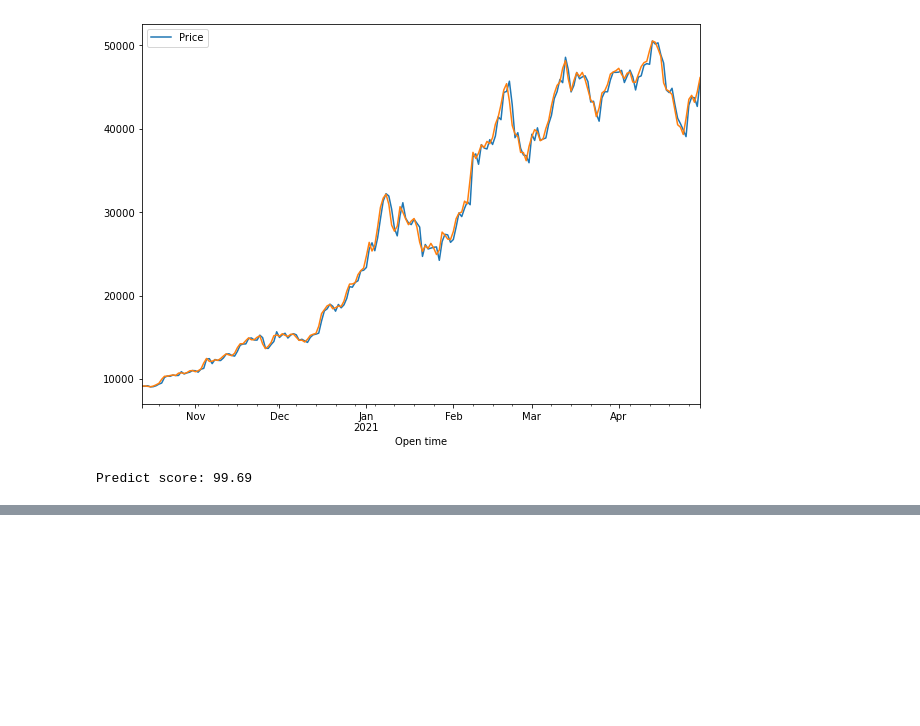
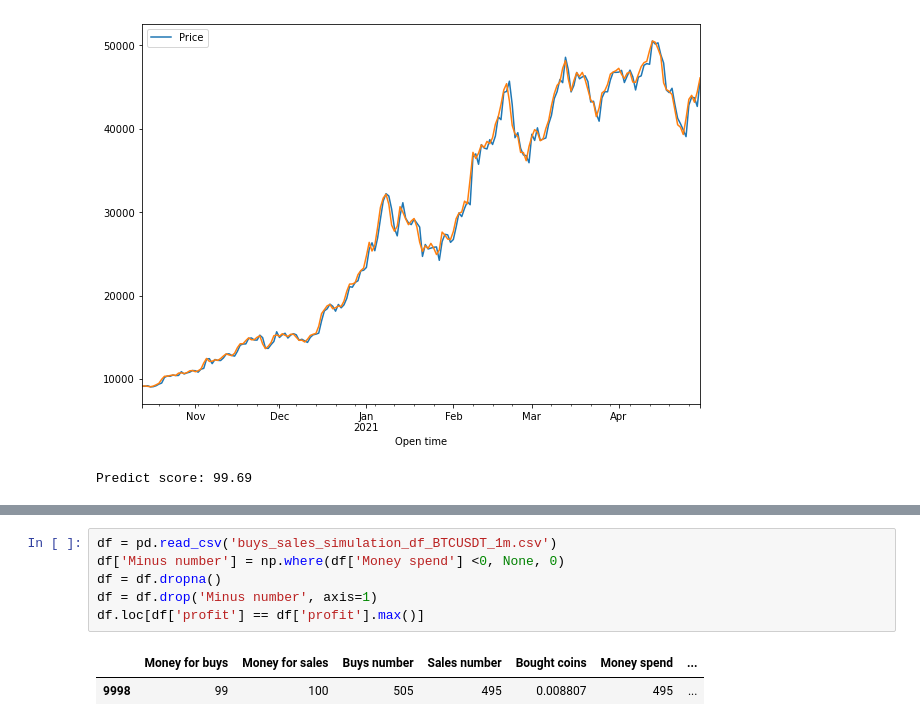
Before and after one commit to Adam-Palacz/crypto_ml, a Jupyter notebook: crypto_ml.ipynb, the cells around one changed output, grey strips where cells are left out. Saved outputs shown, nothing was run; the diff lists cells and outputs as text; blank space fills up the shorter version.

```diff
--- a/crypto_ml.ipynb
+++ b/crypto_ml.ipynb
@@ -365 +367,10 @@ buys_sales_simulator_df(10,10)
 # df
+# %%
+df = pd.read_csv('buys_sales_simulation_df_BTCUSDT_1m.csv')
+df['Minus number'] = np.where(df['Money spend'] <0, None, 0)
+df = df.dropna()
+df = df.drop('Minus number', axis=1)
+df.loc[df['profit'] == df['profit'].max()]
+# %% [output]
+|  | Money for buys | Money for sales | Buys number | Sales number | Bought coins | Money spend | ... |
+| 9998 | 99 | 100 | 505 | 495 | 0.008807 | 495 | ... |
```
Also changed, not shown: parts of 16 cells of this notebook.
